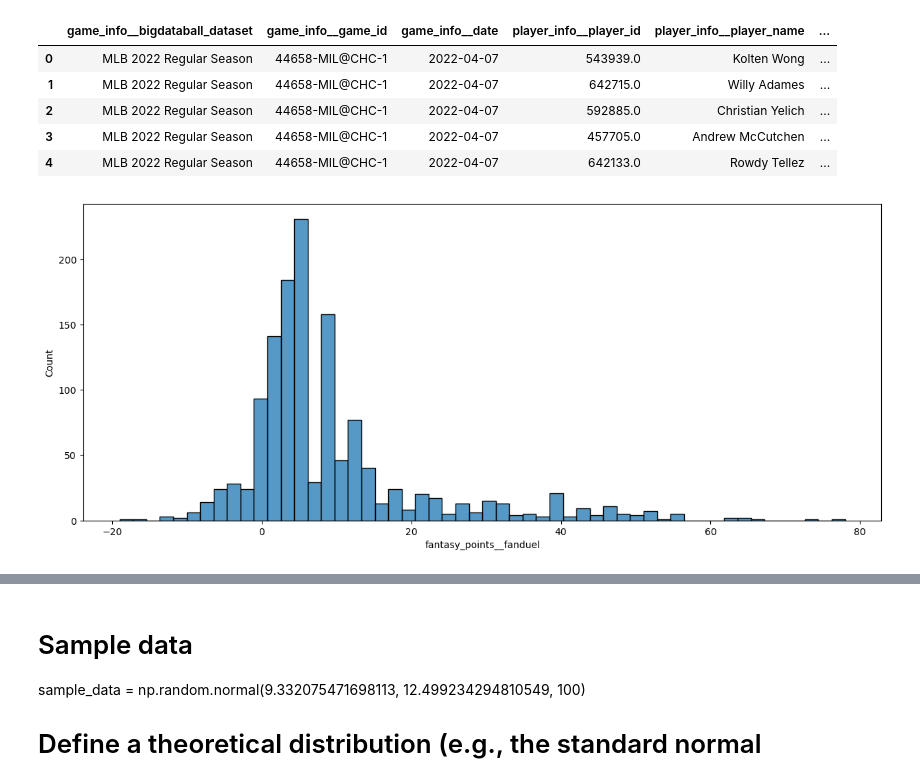
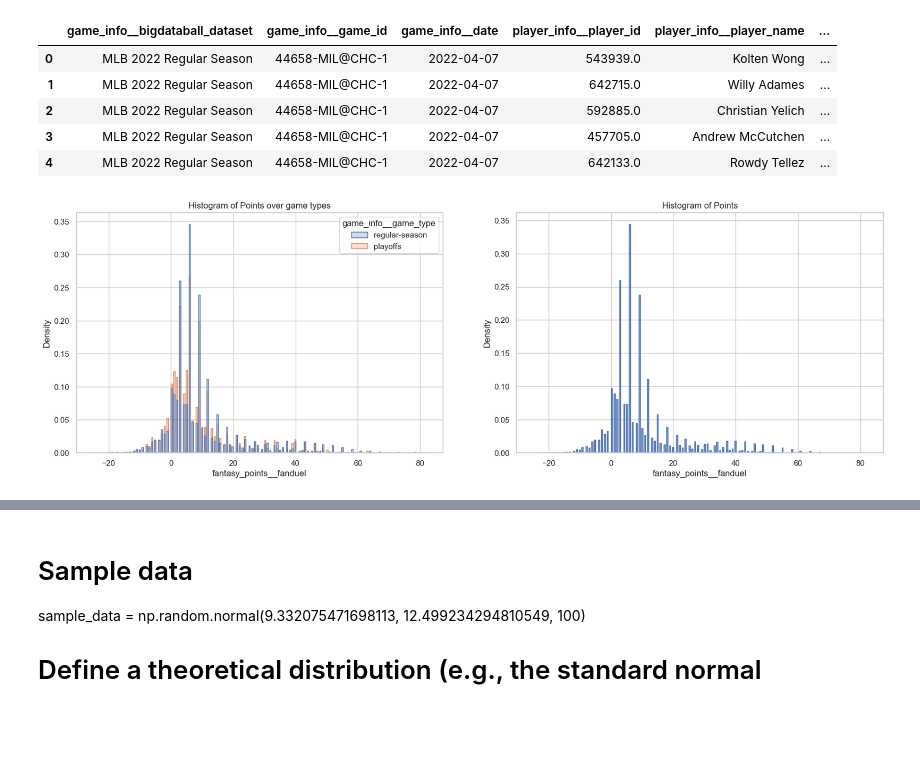
Before and after one commit to alcadavidro/statistical-simulation-tools, a Jupyter notebook: sample_fitter.ipynb, the cells around one changed output, grey strips where cells are left out. Cells and saved outputs as stored; diff of their text form; code cells hidden in the pictures; blank space fills up the shorter version.

```diff
--- a/sample_fitter.ipynb
+++ b/sample_fitter.ipynb
@@ -231,18 +231,41 @@ cleaned_mlb_df.head()
 | 2 | MLB 2022 Regular Season | 44658-MIL@CHC-1 | 2022-04-07 | 592885.0 | Christian Yelich | ... |
 | 3 | MLB 2022 Regular Season | 44658-MIL@CHC-1 | 2022-04-07 | 457705.0 | Andrew McCutchen | ... |
 | 4 | MLB 2022 Regular Season | 44658-MIL@CHC-1 | 2022-04-07 | 642133.0 | Rowdy Tellez | ... |
+# %%
+pitchers_df = cleaned_mlb_df[
+    (cleaned_mlb_df.position__draftkings == "P") &
+    (~cleaned_mlb_df['fantasy_points__fanduel'].isna())
+    ]
 # %%
-fig, ax = plt.subplots(figsize=(15, 6))
+# Setting up style for better visualization
+sns.set(style="whitegrid")
+
+# Plotting the histogram
+fig, ax = plt.subplots(ncols=2, figsize=(20, 6))
 
 sns.histplot(
-    data = cleaned_mlb_df[
-    (cleaned_mlb_df.position__draftkings == "P") &
-    (~cleaned_mlb_df['fantasy_points__fanduel'].isna()) & (cleaned_mlb_df['game_info__game_type'] == "playoffs")
-    ],
-    x="fantasy_points__fanduel",
-    # hue="game_info__game_type"
+    data=pitchers_df,
+    x='fantasy_points__fanduel',
+    hue='game_info__game_type',
+    element='step',
+    stat='density',
+    common_norm=False, # Helps on visualization,
+    ax=ax[0]
 )
 
+ax[0].set_title("Histogram of Points over game types")
+
+sns.histplot(
+    data=pitchers_df,
+    x='fantasy_points__fanduel',
+    element='step',
+    stat='density',
+    common_norm=False, # Helps on visualization,
+    ax=ax[1]
+)
+
+ax[1].set_title('Histogram of Points')
+
 plt.show()
 # %% [output]
-[figure, old version]
+[figure, new version]
```
Also changed, not shown: parts of 23 cells of this notebook, 2 other files.
